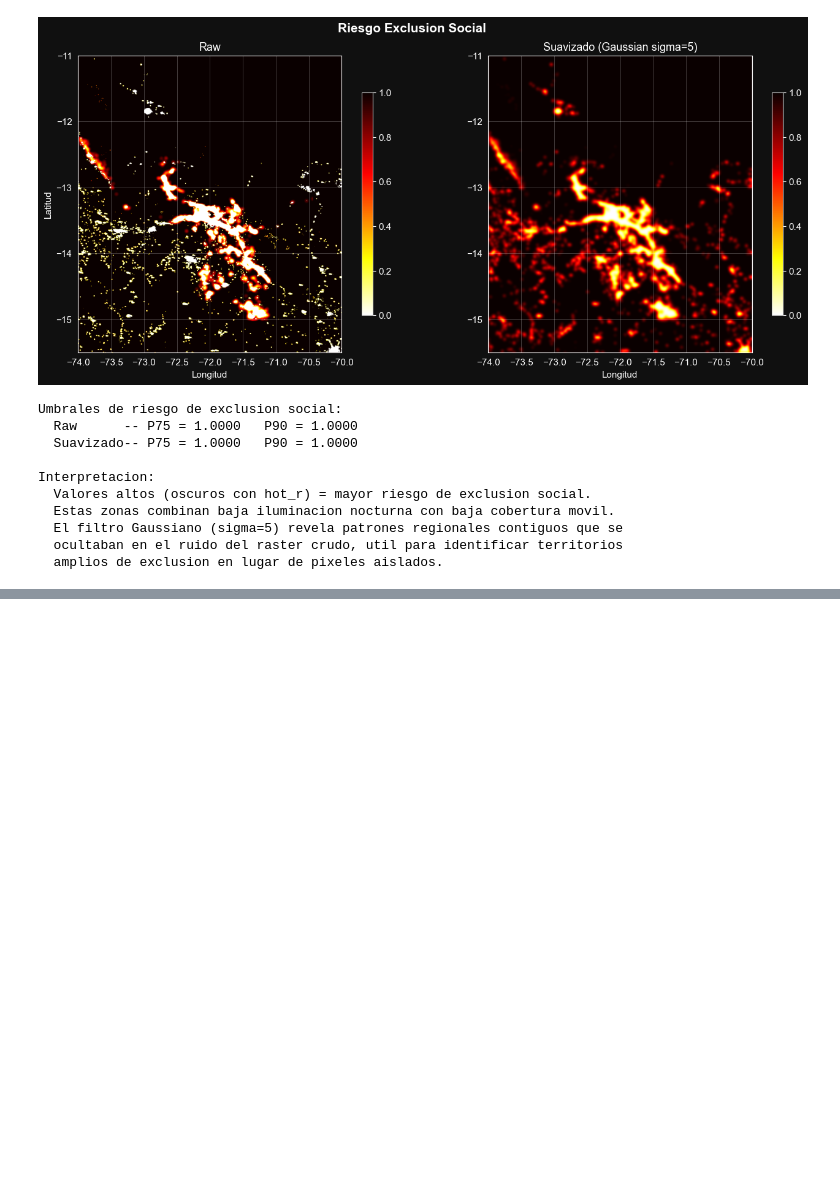
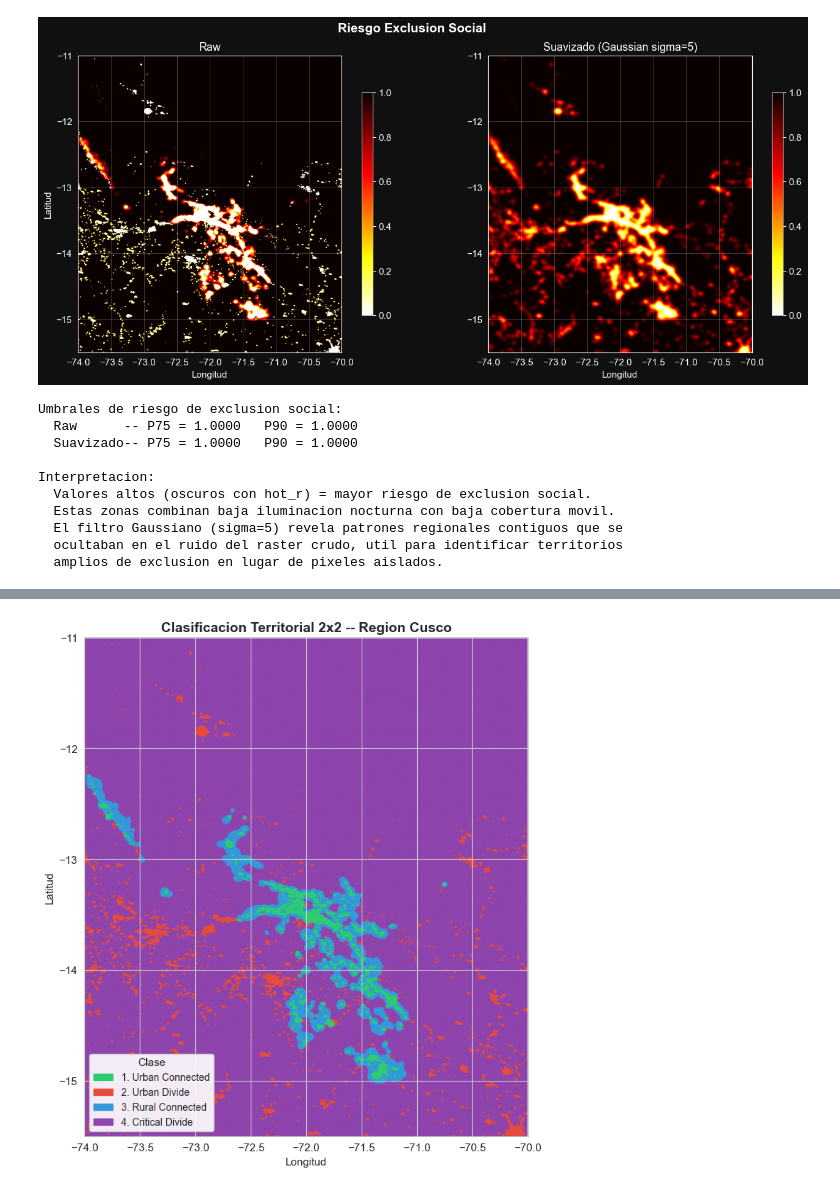
Before and after one commit to DiegoTurpo/raster-digital-divide, a Jupyter notebook: notebooks/digital_divide_cusco.ipynb, the cells around one changed output, grey strips where cells are left out. Cells and saved outputs as stored; diff of their text form; code cells hidden in the pictures; blank space fills up the shorter version.

```diff
--- a/notebooks/digital_divide_cusco.ipynb
+++ b/notebooks/digital_divide_cusco.ipynb
@@ -573,0 +587,94 @@ Interpretacion:
+# %%
+# --- 2x2 Classification ---
+vnl_high  = vnl_norm  >= 0.15
+conn_high = conn_norm >= 0.15
+
+clasif = np.zeros(vnl_norm.shape, dtype=np.uint8)
+clasif[ vnl_high &  conn_high] = 1   # Urban Connected
+clasif[ vnl_high & ~conn_high] = 2   # Urban Divide
+clasif[~vnl_high &  conn_high] = 3   # Rural Connected
+clasif[~vnl_high & ~conn_high] = 4   # Critical Divide
+
+# --- Discrete colormap ---
+class_colors = {
+    1: '#2ecc71',   # Urban Connected - green
+    2: '#e74c3c',   # Urban Divide    - red
+    3: '#3498db',   # Rural Connected - blue
+    4: '#8e44ad',   # Critical Divide - purple
+}
+class_labels = {
+    1: 'Urban Connected',
+    2: 'Urban Divide',
+    3: 'Rural Connected',
+    4: 'Critical Divide',
+}
+
+cmap_cls = mcolors.ListedColormap([class_colors[k] for k in [1, 2, 3, 4]])
+bounds   = [0.5, 1.5, 2.5, 3.5, 4.5]
+norm_cls = mcolors.BoundaryNorm(bounds, cmap_cls.N)
+
+# --- Plot ---
+fig, ax = plt.subplots(figsize=(10, 8))
+ax.imshow(clasif, cmap=cmap_cls, norm=norm_cls, extent=extent, origin='upper')
+ax.set_title('Clasificacion Territorial 2x2 -- Region Cusco', fontsize=14, fontweight='bold')
+ax.set_xlabel('Longitud')
+ax.set_ylabel('Latitud')
+
+patches = [mpatches.Patch(color=class_colors[k], label=f'{k}. {class_labels[k]}') for k in [1, 2, 3, 4]]
+ax.legend(handles=patches, loc='lower left', fontsize=10, framealpha=0.9, title='Clase')
+
+plt.tight_layout()
+plt.show()
+
+# --- Build statistics DataFrame ---
+total_pixels = clasif.size
+
+# Approximate pixel area in km^2
+# Pixel size ~0.004167 deg at lat ~-13.5 deg
+# 1 deg lon ~108 km at lat -13.5; 1 deg lat ~111 km
+mean_lat   = (vnl_bounds.bottom + vnl_bounds.top) / 2.0
+res_deg    = abs(vnl_transform.a)
+km_per_deg_lon = 111.32 * np.cos(np.radians(mean_lat))
+km_per_deg_lat = 111.32
+pixel_area_km2 = (res_deg * km_per_deg_lon) * (res_deg * km_per_deg_lat)
+
+rows = []
+for k in [1, 2, 3, 4]:
+    count = int((clasif == k).sum())
+    pct   = 100.0 * count / total_pixels
+    area  = count * pixel_area_km2
+    rows.append({
+        'Class':       k,
+        'Name':        class_labels[k],
+        'Pixels':      count,
+        'Percentage':  round(pct, 2),
+        'Area_km2':    round(area, 2),
+    })
+
+df_clasif = pd.DataFrame(rows)
+print('Estadisticas de clasificacion territorial:')
+print(df_clasif.to_string(index=False))
+print()
+print(f'Pixel area approx: {pixel_area_km2:.4f} km^2  (at lat {mean_lat:.2f} deg)')
+print(f'Total area covered: {total_pixels * pixel_area_km2:.0f} km^2')
+
+# --- Save classification raster ---
+output_path = os.path.join(OUTPUT_DIR, 'clasificacion_brecha.tif')
+
+with rasterio.open(VNL_PATH) as ref:
+    profile = ref.profile.copy()
+
+profile.update(
+    dtype    = 'uint8',
+    count    = 1,
+    compress = 'lzw',
+    nodata   = 0,
+)
+
+with rasterio.open(output_path, 'w', **profile) as dst:
+    dst.write(clasif, 1)
+
+print()
+print(f'Classification raster saved: {output_path}')
+# %% [output]
+[figure, added]
```
Also changed, not shown: parts of 6 cells of this notebook, 5 other files.
